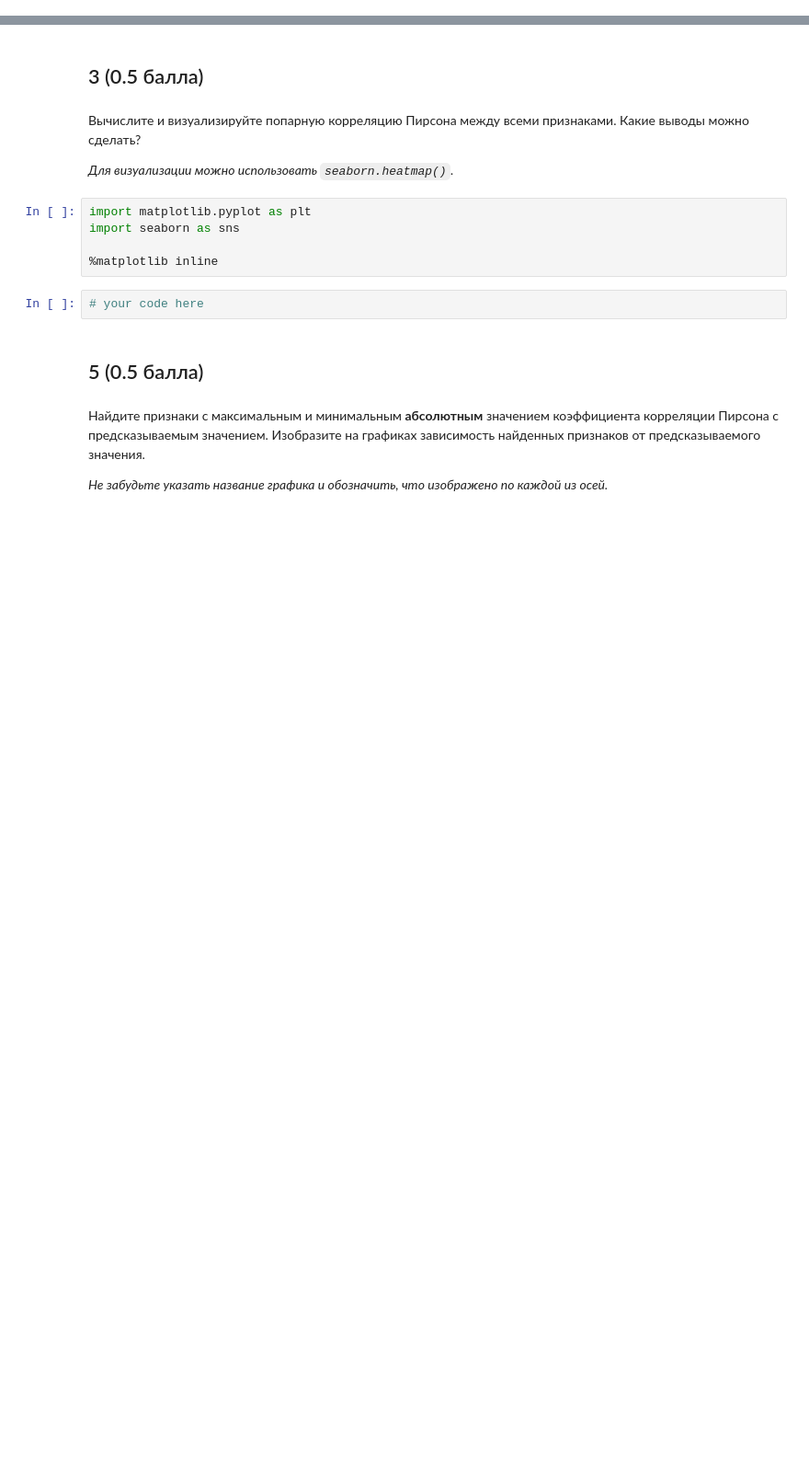
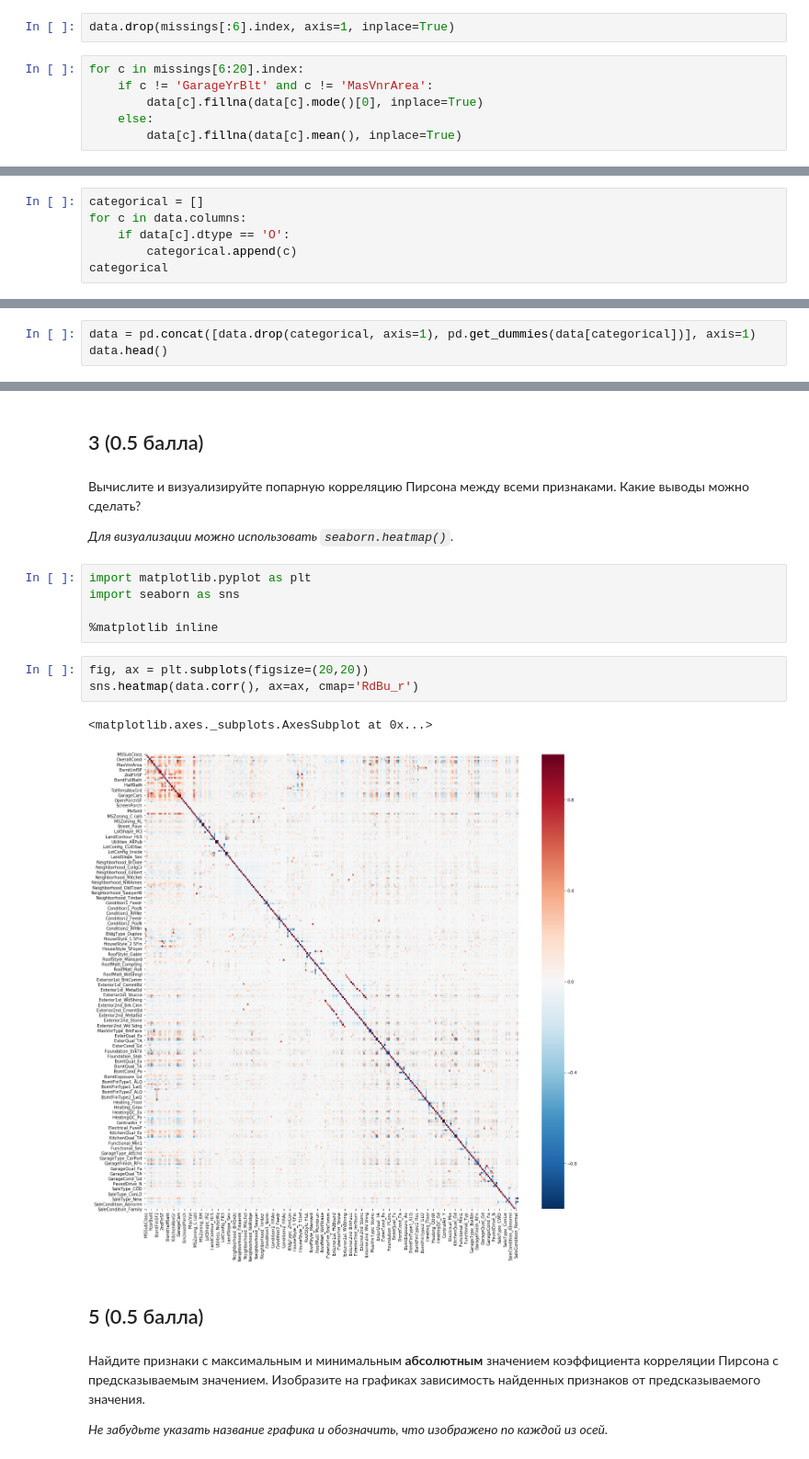
Before and after one commit to BunnyNoBugs/minor2020-iad6, a Jupyter notebook: hw02-knn-lr-gd/hw2-knn-lr-gd.ipynb, the cells around one changed output, grey strips where cells are left out. Shown: that part at 92% size. Saved outputs shown, nothing was run; the diff lists cells and outputs as text; blank space fills up the shorter version.

```diff
--- a/hw02-knn-lr-gd/hw2-knn-lr-gd.ipynb
+++ b/hw02-knn-lr-gd/hw2-knn-lr-gd.ipynb
@@ -443,0 +491,8 @@ data.drop('Id', axis=1, inplace=True)
+# %%
+data.drop(missings[:6].index, axis=1, inplace=True)
+# %%
+for c in missings[6:20].index:
+    if c != 'GarageYrBlt' and c != 'MasVnrArea':
+        data[c].fillna(data[c].mode()[0], inplace=True)
+    else:
+        data[c].fillna(data[c].mean(), inplace=True)
@@ -449,0 +507,6 @@ data.drop('Id', axis=1, inplace=True)
+# %%
+categorical = []
+for c in data.columns:
+    if data[c].dtype == 'O':
+        categorical.append(c)
+categorical
@@ -449,0 +531,3 @@ data.drop('Id', axis=1, inplace=True)
+# %%
+data = pd.concat([data.drop(categorical, axis=1), pd.get_dummies(data[categorical])], axis=1)
+data.head()
@@ -458,8 +550,12 @@ import matplotlib.pyplot as plt
 import seaborn as sns
 
 %matplotlib inline
-# %%
-# your code here
+# %%
+fig, ax = plt.subplots(figsize=(20,20))
+sns.heatmap(data.corr(), ax=ax, cmap='RdBu_r')
+# %% [output]
+<matplotlib.axes._subplots.AxesSubplot at 0x...>
+[figure, added]
 # %% [markdown]
 ## 5 (0.5 балла)
 # %% [markdown]
```
Also changed, not shown: parts of 39 cells of this notebook, 2 other files.
